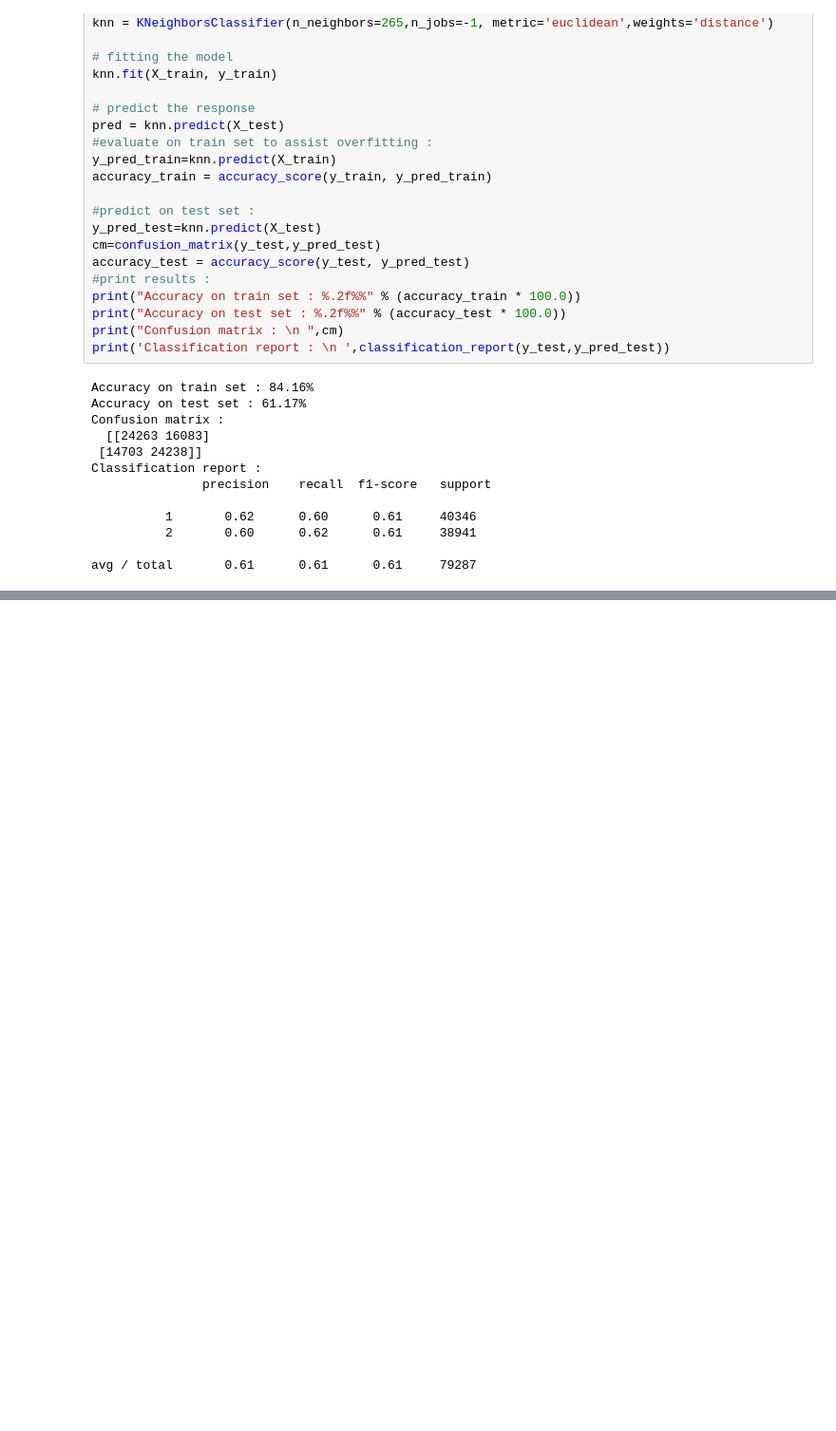
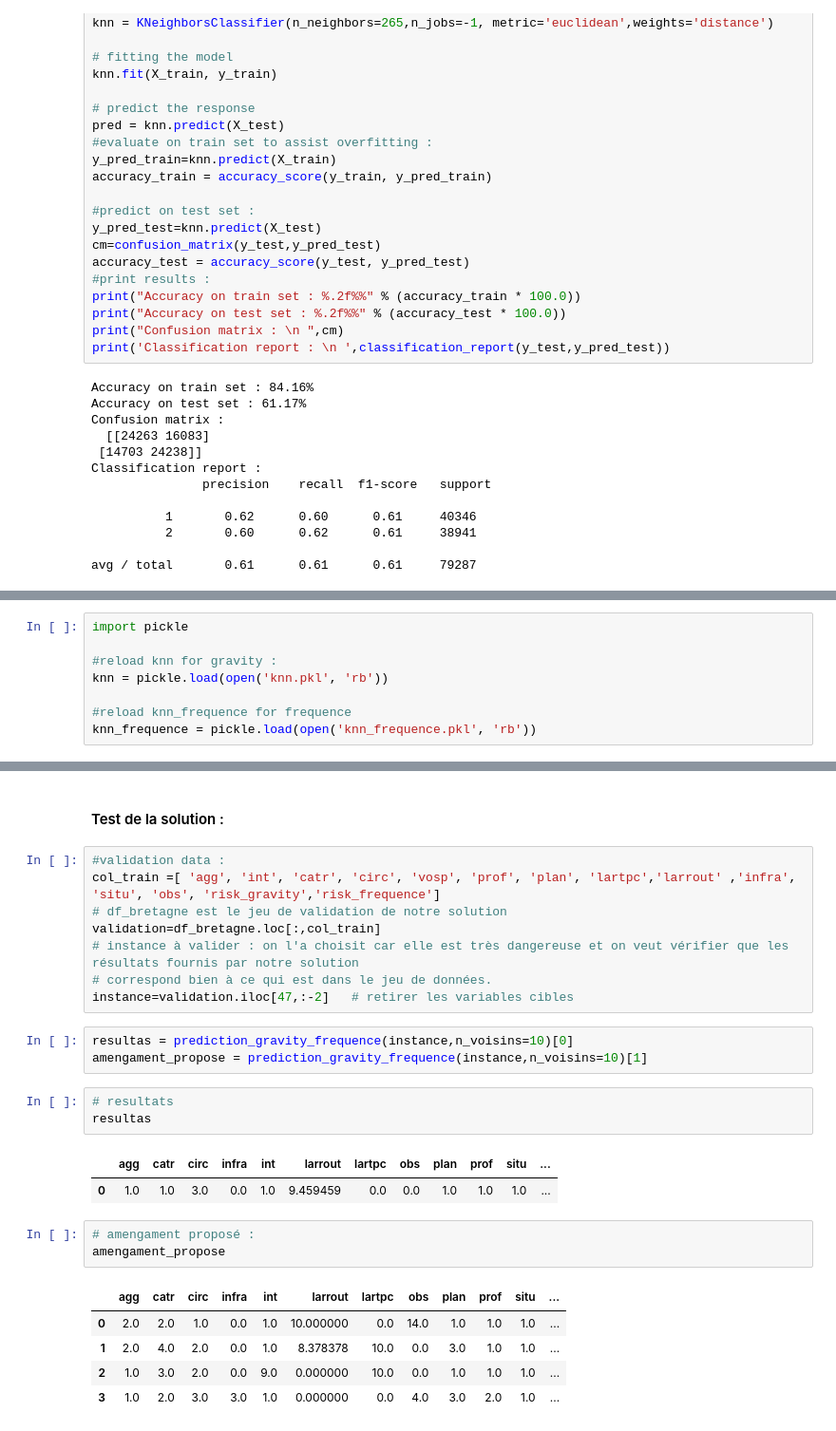
Before and after one commit to Louriz/Accidents-Corporels-France, a Jupyter notebook: notebook.ipynb, the cells around one changed output, grey strips where cells are left out. Shown: that part at 95% size. Drawn from its saved outputs; the diff is of its cells as text; blank space fills up the shorter version.

```diff
--- a/notebook.ipynb
+++ b/notebook.ipynb
@@ -913,0 +847,8 @@ les aménagements possibles sont les suivantes :
+# %%
+import pickle
+
+#reload knn for gravity :
+knn = pickle.load(open('knn.pkl', 'rb'))
+
+#reload knn_frequence for frequence
+knn_frequence = pickle.load(open('knn_frequence.pkl', 'rb'))
@@ -913,0 +939,28 @@ les aménagements possibles sont les suivantes :
+# %% [markdown]
+#### Test de la solution :
+# %%
+#validation data :
+col_train =[ 'agg', 'int', 'catr', 'circ', 'vosp', 'prof', 'plan', 'lartpc','larrout' ,'infra', 'situ', 'obs', 'risk_gravity','risk_frequence']
+# df_bretagne est le jeu de validation de notre solution
+validation=df_bretagne.loc[:,col_train]
+# instance à valider : on l'a choisit car elle est très dangereuse et on veut vérifier que les résultats fournis par notre solution
+# correspond bien à ce qui est dans le jeu de données.
+instance=validation.iloc[47,:-2]   # retirer les variables cibles
+# %%
+resultas = prediction_gravity_frequence(instance,n_voisins=10)[0]
+amengament_propose = prediction_gravity_frequence(instance,n_voisins=10)[1]
+# %%
+# resultats
+resultas
+# %% [output]
+|  | agg | catr | circ | infra | int | larrout | lartpc | obs | plan | prof | situ | ... |
+| 0 | 1.0 | 1.0 | 3.0 | 0.0 | 1.0 | 9.459459 | 0.0 | 0.0 | 1.0 | 1.0 | 1.0 | ... |
+# %%
+# amengament proposé :
+amengament_propose
+# %% [output]
+|  | agg | catr | circ | infra | int | larrout | lartpc | obs | plan | prof | situ | ... |
+| 0 | 2.0 | 2.0 | 1.0 | 0.0 | 1.0 | 10.000000 | 0.0 | 14.0 | 1.0 | 1.0 | 1.0 | ... |
+| 1 | 2.0 | 4.0 | 2.0 | 0.0 | 1.0 | 8.378378 | 10.0 | 0.0 | 3.0 | 1.0 | 1.0 | ... |
+| 2 | 1.0 | 3.0 | 2.0 | 0.0 | 9.0 | 0.000000 | 10.0 | 0.0 | 1.0 | 1.0 | 1.0 | ... |
+| 3 | 1.0 | 2.0 | 3.0 | 3.0 | 1.0 | 0.000000 | 0.0 | 4.0 | 3.0 | 2.0 | 1.0 | ... |
```
Also changed, not shown: parts of 61 cells of this notebook.
